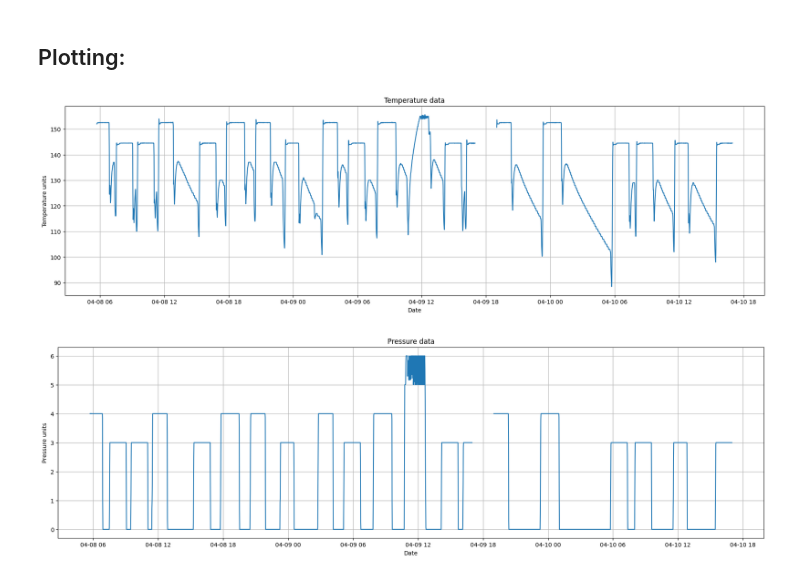
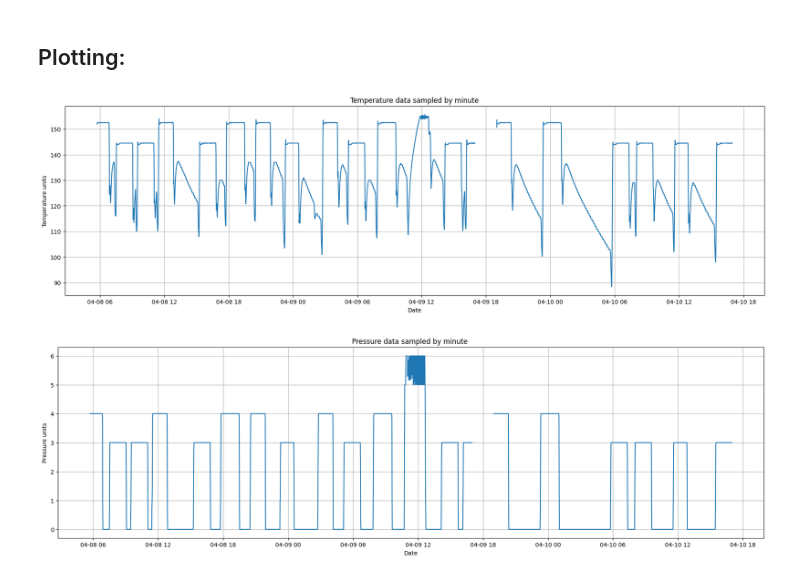
Before and after one commit to emm-gl/Referenz, a Jupyter notebook: cont_challenge.ipynb, the cells around one changed output. Drawn from its saved outputs; the diff is of its cells as text; code cells hidden in the pictures.

```diff
--- a/cont_challenge.ipynb
+++ b/cont_challenge.ipynb
@@ -304,7 +304,7 @@ Name: value_integer, dtype: float64
 # %% [markdown]
 ## Plotting:
 # %%
-def plot(df, y_column_name, title, x_label, y_label):
+def plot(df, y_column_name, title, x_label, y_label, sample):
     """
     Plots a specified column of the resampled DataFrame.
 
@@ -320,7 +320,7 @@ def plot(df, y_column_name, title, x_label, y_label):
     df_plot.set_index('system_time', inplace=True)
 
     #Resample each second to plot propperly
-    df_resampled = df_plot.resample('T').mean()
+    df_resampled = df_plot.resample(sample).mean()
 
     plt.figure(figsize=(22, 6))  # Adjust figure size as needed
     plt.plot(df_resampled[y_column_name])
@@ -330,10 +330,10 @@ def plot(df, y_column_name, title, x_label, y_label):
     plt.grid(True)                # Add gridlines
     plt.show()
 # %%
-plot(df_temperature, "value_integer", "Temperature data", "Date", "Temperature units")
+plot(df_temperature, "value_integer", "Temperature data sampled by minute", "Date", "Temperature units", 'T')
 # %% [output]
-[figure, old version]
+[figure, new version]
 # %%
-plot(df_pressure, "value_integer", "Pressure data", "Date", "Pressure units")
+plot(df_pressure, "value_integer", "Pressure data sampled by minute ", "Date", "Pressure units", "T")
 # %% [output]
-[figure, old version]
+[figure, new version]
```
Also changed, not shown: parts of 2 cells of this notebook.
